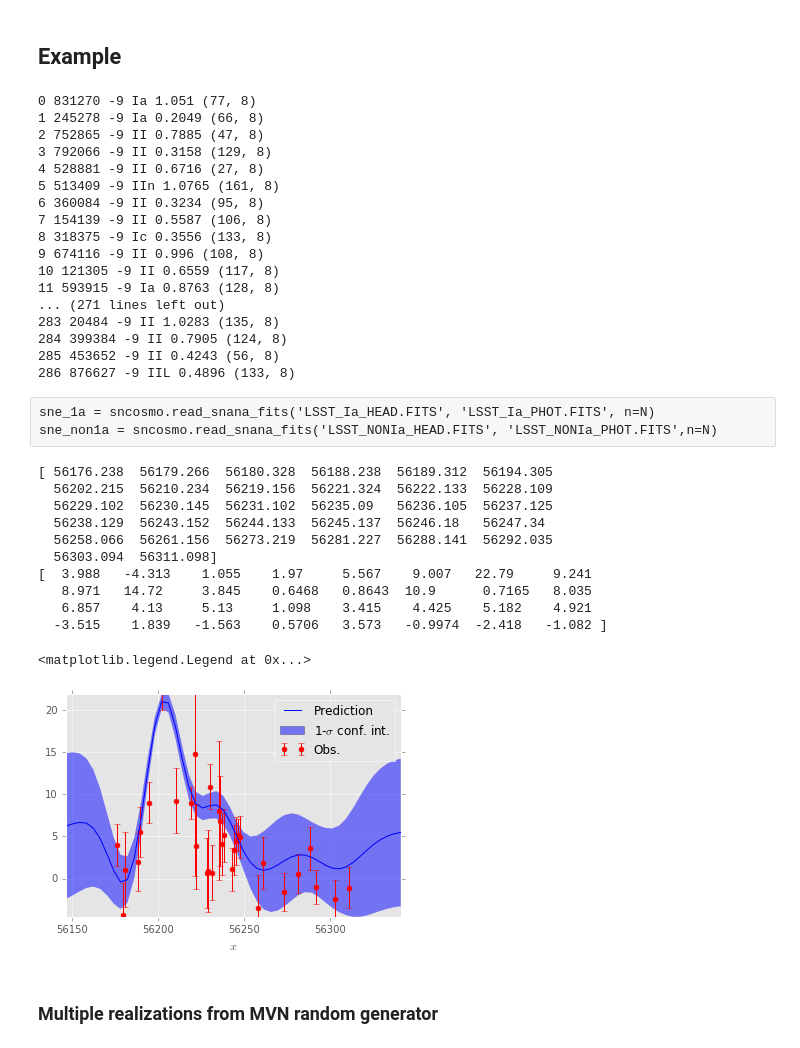
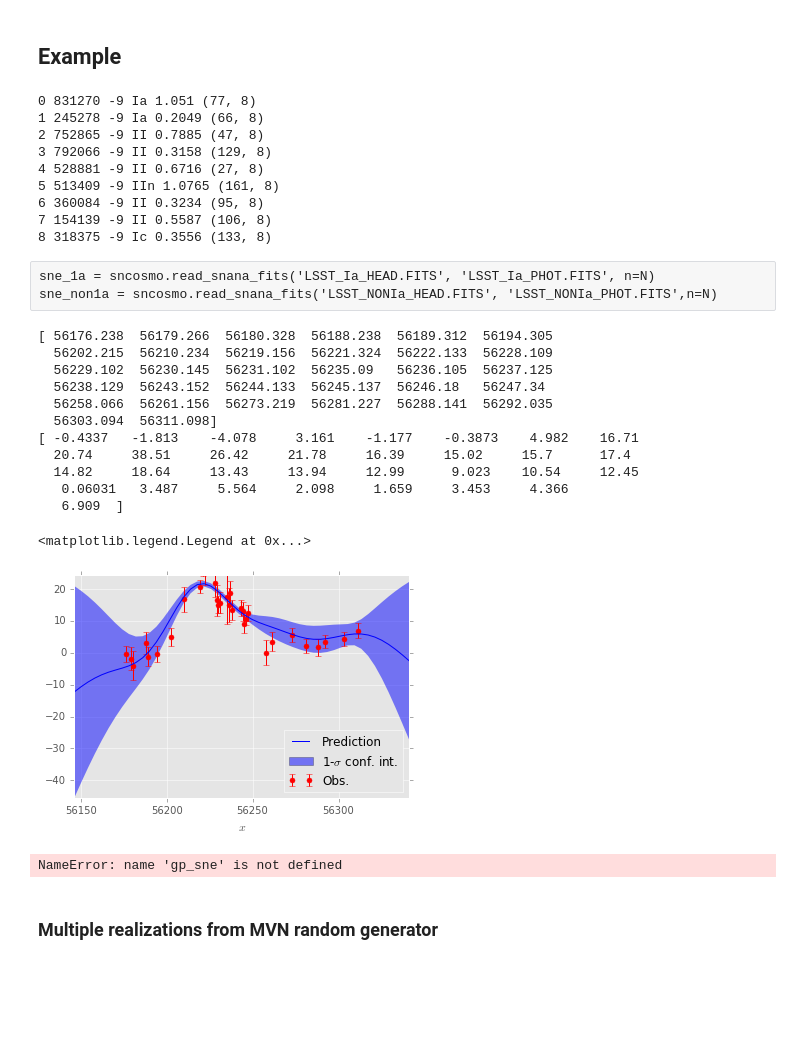
Before and after one commit to djreiss/SNclass, a Jupyter notebook: SNclass-Copy1.ipynb, the cells around one changed output. Cells and saved outputs as stored; diff of their text form; code cells hidden in the pictures; blank space fills up the shorter version.

```diff
--- a/SNclass-Copy1.ipynb
+++ b/SNclass-Copy1.ipynb
@@ -82,7 +82,7 @@ N = 300
 for n,f in enumerate(glob.glob('SIMGEN_PUBLIC_DES/DES_*.DAT.gz')[:N]):
     survey, snid, sn_type, sim_type, sim_z, ra, decl, mwebv, hostid, hostz, spec, obs = SNPhotCC_Parser(f)
     print n, snid, sn_type, sim_type, sim_z, obs.shape
-    if n == 286:  # stop at a nice big lightcurve
+    if n == 8:  # stop at a nice big lightcurve
         break
 
 #obs
@@ -96,14 +96,6 @@ for n,f in enumerate(glob.glob('SIMGEN_PUBLIC_DES/DES_*.DAT.gz')[:N]):
 6 360084 -9 II 0.3234 (95, 8)
 7 154139 -9 II 0.5587 (106, 8)
 8 318375 -9 Ic 0.3556 (133, 8)
-9 674116 -9 II 0.996 (108, 8)
-10 121305 -9 II 0.6559 (117, 8)
-11 593915 -9 Ia 0.8763 (128, 8)
-... (271 lines left out)
-283 20484 -9 II 1.0283 (135, 8)
-284 399384 -9 II 0.7905 (124, 8)
-285 453652 -9 II 0.4243 (56, 8)
-286 876627 -9 IIL 0.4896 (133, 8)
 # %% [raw]
 sne_1a = sncosmo.read_snana_fits('LSST_Ia_HEAD.FITS', 'LSST_Ia_PHOT.FITS', n=N)
 sne_non1a = sncosmo.read_snana_fits('LSST_NONIa_HEAD.FITS', 'LSST_NONIa_PHOT.FITS',n=N)
@@ -125,17 +117,18 @@ print y
   56238.129  56243.152  56244.133  56245.137  56246.18   56247.34
   56258.066  56261.156  56273.219  56281.227  56288.141  56292.035
   56303.094  56311.098]
-[  3.988   -4.313    1.055    1.97     5.567    9.007   22.79     9.241
-   8.971   14.72     3.845    0.6468   0.8643  10.9      0.7165   8.035
-   6.857    4.13     5.13     1.098    3.415    4.425    5.182    4.921
-  -3.515    1.839   -1.563    0.5706   3.573   -0.9974  -2.418   -1.082 ]
+[ -0.4337   -1.813    -4.078     3.161    -1.177    -0.3873    4.982    16.71
+  20.74     38.51     26.42     21.78     16.39     15.02     15.7      17.4
+  14.82     18.64     13.43     13.94     12.99      9.023    10.54     12.45
+   0.06031   3.487     5.564     2.098     1.659     3.453     4.366
+   6.909  ]
 # %%
 ## see here: http://scikit-learn.org/stable/auto_examples/gaussian_process/plot_gp_regression.html
 from sklearn.gaussian_process import GaussianProcess
-gp = GaussianProcess(corr='squared_exponential',
+gp = GaussianProcess(corr='squared_exponential', regr='quadratic',
                      theta0=1e-1, thetaL=1e-3, thetaU=3.,
-                     nugget=(dy / y) ** 2.,
-                     random_start=100)
+                     nugget=(dy / np.abs(y)) ** 2.,
+                     random_start=1)
 X = np.atleast_2d(x).T
 gp.fit(X, y)
 
@@ -146,28 +139,30 @@ sigma = np.sqrt(MSE)
 # %%
 # Plot the function, the prediction and the 95% confidence interval based on the MSE
 fig = plt.figure()
 plt.errorbar(X.ravel(), y, dy, fmt='r.', markersize=10, label=u'Obs.')
 plt.plot(XX.ravel(), y_pred, 'b-', label=u'Prediction')
 plt.fill(np.concatenate([XX, XX[::-1]]),
         #np.concatenate([y_pred - 1.9600 * sigma,
         #               (y_pred + 1.9600 * sigma)[::-1]]),
         np.concatenate([y_pred - sigma,
                        (y_pred + sigma)[::-1]]),
         alpha=.5, fc='b', ec='None', label='1-$\sigma$ conf. int.')
 plt.xlabel('$x$')
 #plt.ylabel('$f(x)$')
-plt.ylim((y_pred-sigma).min(), (y_pred+sigma).max())
+plt.ylim((y_pred-sigma).min(), (y_pred+sigma+2).max())
 plt.xlim(XX.min(), XX.max())
-plt.legend(loc='upper right')
+plt.legend(loc='lower right')
 # %% [output]
 <matplotlib.legend.Legend at 0x...>
-[figure, old version]
+[figure, new version]
 # %%
 new_lc, param, _ = gp_sne.preprocess_lc(lc, kernel='SE', debug=True)
 tt = np.arange(-60, 120, step=2)
 for i in range(0, 5):
     t, f, s = new_lc[i][:, 0], new_lc[i][:, 1], new_lc[i][:, 2]
     tgp, fgp, sgp = gp_sne.gp_regression(t, f, s, xp=tt, kernel='SE', parameters=param[i, :], debug=True)
+# %% [output]
+NameError: name 'gp_sne' is not defined
 # %% [markdown]
 ### Multiple realizations from MVN random generator
 # %%
```
